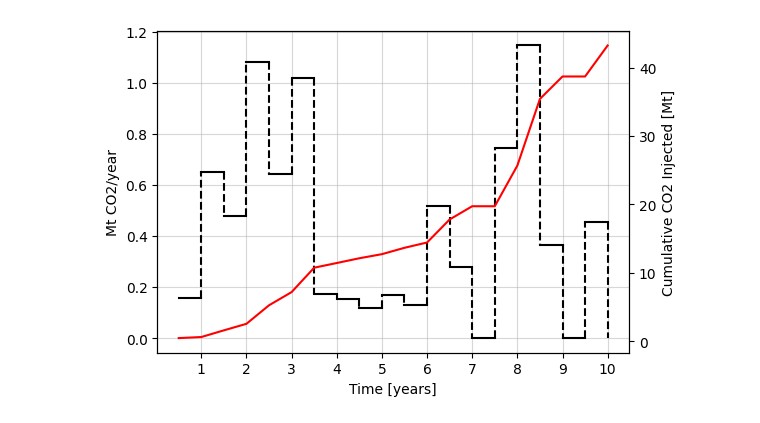
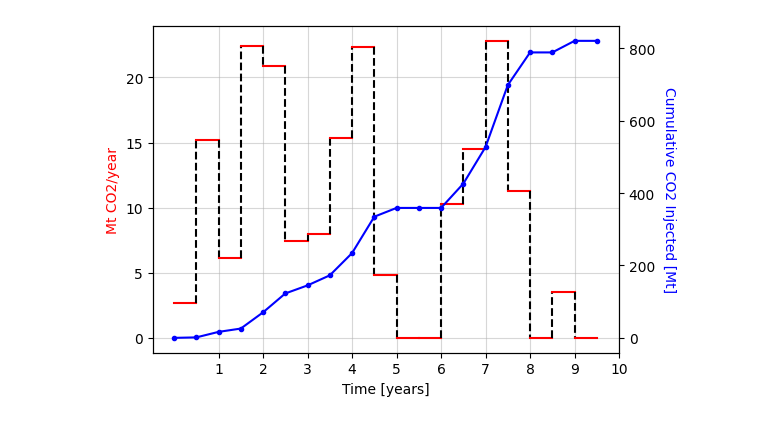
Before and after one commit to misaelmmorales/Placement-Control-Optim-CO2, a Jupyter notebook: placement-control-optim.ipynb, the cells around one changed output. Saved outputs shown, nothing was run; the diff lists cells and outputs as text; code cells hidden in the pictures.

```diff
--- a/placement-control-optim.ipynb
+++ b/placement-control-optim.ipynb
@@ -20,14 +18,0 @@ plt.figure(figsize=(5,3)); plt.imshow(actnum[:,:,0]); plt.show()
-# %%
-d = loadmat('data_100_100_11/states/states_9.mat', simplify_cells=True)['var']
-
-sec2year = 31556952
-timesteps = []
-for i in range(1,len(d)):
-    timesteps.append(d[i]['time']/sec2year)
-timesteps = np.array(timesteps)
-
-saturation_f = np.zeros((31, 8072))
-pressure_f   = np.zeros((31, 8072))
-for i in range(len(d)):
-    saturation_f[i] = d[i]['s'][:,1]
-    pressure_f[i]   = d[i]['pressure']
@@ -37,10 +37,12 @@ indexMap = np.argwhere(actnum_l1.flatten(order='F')).flatten(order='F')
 # %%
-saturation = np.zeros((30,100*100))
-pressure   = np.zeros((30,100*100))
+saturation = np.zeros((n_realizations, len(timesteps), 100*100))
+pressure   = np.zeros((n_realizations, len(timesteps), 100*100))
 
-for i in range(30):
-    saturation[i][indexMap] = saturation_f[i]
-    pressure[i][indexMap]   = pressure_f[i]
+for i in range(n_realizations):
+    for t in range(len(timesteps)):
+        saturation[i,t][indexMap] = saturation_f[i,t]
+        pressure[i,t][indexMap]   = pressure_f[i,t]
 
-saturation = saturation.reshape(30,100,100)
-pressure   = pressure.reshape(30,100,100)
+saturation = saturation.reshape(n_realizations, len(timesteps), 100, 100)
+pressure   = pressure.reshape(n_realizations, len(timesteps), 100, 100)
+print(saturation.shape, pressure.shape)
@@ -79,24 +84,24 @@ mega    = 1e6
 
 wrate = np.zeros((30, nwells))
 for t in range(1,30):
-    for i in range(nwells):
-        wrate[t-1,i] =  d[t]['wellSol'][i]['val'] * 2
+    wrate[t-1] = d[t]['wellSol']['val'] / mega / 1e3 * sec2year * co2_rho
 # %%
 fig, ax = plt.subplots(1,1,figsize=(6,4))
 ax2 = ax.twinx()
 
 for t in range(1,20):
-    ax.plot([timesteps[t-1], timesteps[t]], [wrate[t,0], wrate[t,0]], 'k')
+    ax.plot([timesteps[t-1], timesteps[t]], [wrate[t,0], wrate[t,0]], 'r')
     ax.vlines(timesteps[t], wrate[t,0], wrate[t+1,0], ls='--', color='k')
-ax.set(xlabel='Time [years]', ylabel='Mt CO2/year')
+ax.set(xlabel='Time [years]')
+ax.set_ylabel('Mt CO2/year', c='r')
 
-ax2.plot(timesteps[:20], np.cumsum(wrate[:20,0]*timesteps[:20]), color='r')
-ax2.set(ylabel='Cumulative CO2 Injected [Mt]')
+ax2.plot(timesteps[:20], np.cumsum(wrate[:20,0]*timesteps[:20]), color='b', marker='.')
+ax2.set_ylabel('Cumulative CO2 Injected [Mt]', color='b', rotation=270, labelpad=15)
 
 ax.set(xticks=range(1,11), xticklabels=range(1,11))
 ax.grid(True, which='both', alpha=0.5)
 plt.tight_layout()
 plt.show()
 # %% [output]
-[figure, old version]
+[figure, new version]
 # %%
```
Also changed, not shown: parts of 9 cells of this notebook, 9 other files.
